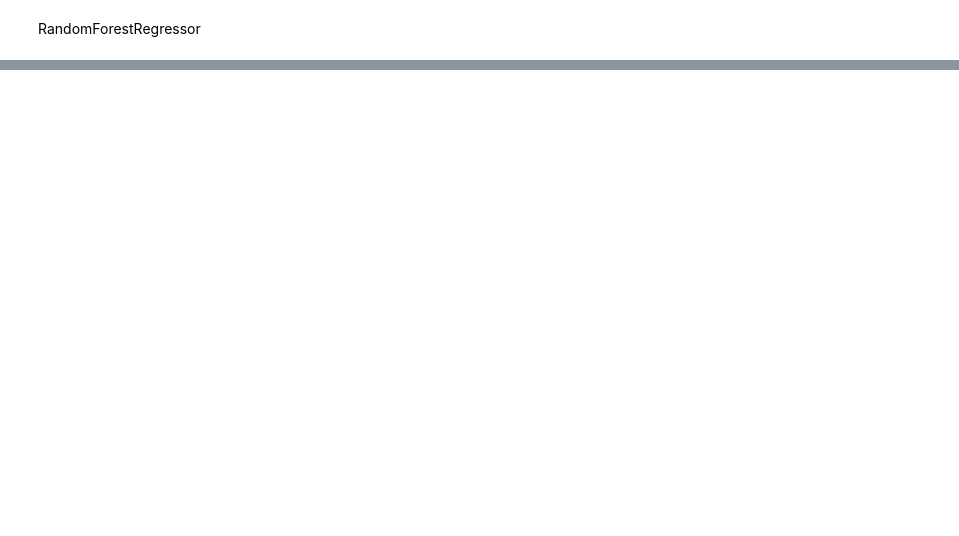
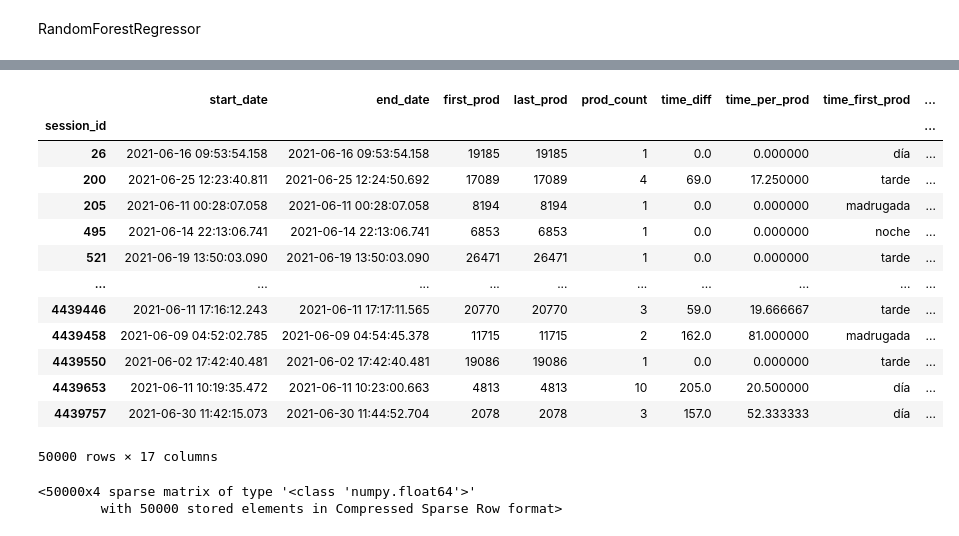
Before and after one commit to LucioBolatti/RecSys22-UB, a Jupyter notebook: ALL_Joan.ipynb, the cells around one changed output, grey strips where cells are left out. Cells and saved outputs as stored; diff of their text form; code cells hidden in the pictures; blank space fills up the shorter version.

```diff
--- a/ALL_Joan.ipynb
+++ b/ALL_Joan.ipynb
@@ -478,0 +524,2 @@ AttributeError: 'RandomForestRegressor' object has no attribute 'predict_proba'
+# %%
+df_leader = pd.read_csv('test_leaderboard_sessions.csv')
@@ -478,0 +583,3 @@ AttributeError: 'RandomForestRegressor' object has no attribute 'predict_proba'
+# %%
+df_sess_clust_leader=df_leader.merge(item_clust, left_on='item_id', right_index=True)
+df_sess_clust_leader
@@ -478,0 +616,40 @@ AttributeError: 'RandomForestRegressor' object has no attribute 'predict_proba'
+# %%
+df_clust_count_leader = df_sess_clust_leader.groupby(['session_id', 'Cluster_pred'])['session_id'].aggregate('count').unstack().fillna(0)
+# %%
+df_leader=pd.concat([leader_times_df, df_clust_count_leader], axis=1)
+# %%
+df_leader
+# %% [output]
+|  | start_date | end_date | first_prod | last_prod | prod_count | time_diff | time_per_prod | time_first_prod | ... |
+| session_id |  |  |  |  |  |  |  |  | ... |
+| 26 | 2021-06-16 09:53:54.158 | 2021-06-16 09:53:54.158 | 19185 | 19185 | 1 | 0.0 | 0.000000 | día | ... |
+| 200 | 2021-06-25 12:23:40.811 | 2021-06-25 12:24:50.692 | 17089 | 17089 | 4 | 69.0 | 17.250000 | tarde | ... |
+| 205 | 2021-06-11 00:28:07.058 | 2021-06-11 00:28:07.058 | 8194 | 8194 | 1 | 0.0 | 0.000000 | madrugada | ... |
+| 495 | 2021-06-14 22:13:06.741 | 2021-06-14 22:13:06.741 | 6853 | 6853 | 1 | 0.0 | 0.000000 | noche | ... |
+| 521 | 2021-06-19 13:50:03.090 | 2021-06-19 13:50:03.090 | 26471 | 26471 | 1 | 0.0 | 0.000000 | tarde | ... |
+| ... | ... | ... | ... | ... | ... | ... | ... | ... | ... |
+| 4439446 | 2021-06-11 17:16:12.243 | 2021-06-11 17:17:11.565 | 20770 | 20770 | 3 | 59.0 | 19.666667 | tarde | ... |
+| 4439458 | 2021-06-09 04:52:02.785 | 2021-06-09 04:54:45.378 | 11715 | 11715 | 2 | 162.0 | 81.000000 | madrugada | ... |
+| 4439550 | 2021-06-02 17:42:40.481 | 2021-06-02 17:42:40.481 | 19086 | 19086 | 1 | 0.0 | 0.000000 | tarde | ... |
+| 4439653 | 2021-06-11 10:19:35.472 | 2021-06-11 10:23:00.663 | 4813 | 4813 | 10 | 205.0 | 20.500000 | día | ... |
+| 4439757 | 2021-06-30 11:42:15.073 | 2021-06-30 11:44:52.704 | 2078 | 2078 | 3 | 157.0 | 52.333333 | día | ... |
+50000 rows × 17 columns
+# %%
+leader_set_num = df_leader[["prod_count", "time_diff", "time_per_prod", 0, 1, 3, 4, 5, 6, 7, 8, 9]]
+leader_set_cat = df_leader[["first_prod", "last_prod", "time_first_prod"]]
+
+num_attribs_leader = leader_set_num.select_dtypes(include="object").columns
+cat_attribs_leader = leader_set_cat.select_dtypes(include="object").columns
+
+
+full_pipeline = ColumnTransformer([
+        ("num1", num_pipeline, num_attribs_leader),
+        ("cat", cat_pipeline, cat_attribs_leader),
+    ])
+
+leader_set_prepared = full_pipeline.fit_transform(df_leader)
+
+leader_set_prepared
+# %% [output]
+<50000x4 sparse matrix of type '<class 'numpy.float64'>'
+        with 50000 stored elements in Compressed Sparse Row format>
```
Also changed, not shown: parts of 27 cells of this notebook, 2 other files.
